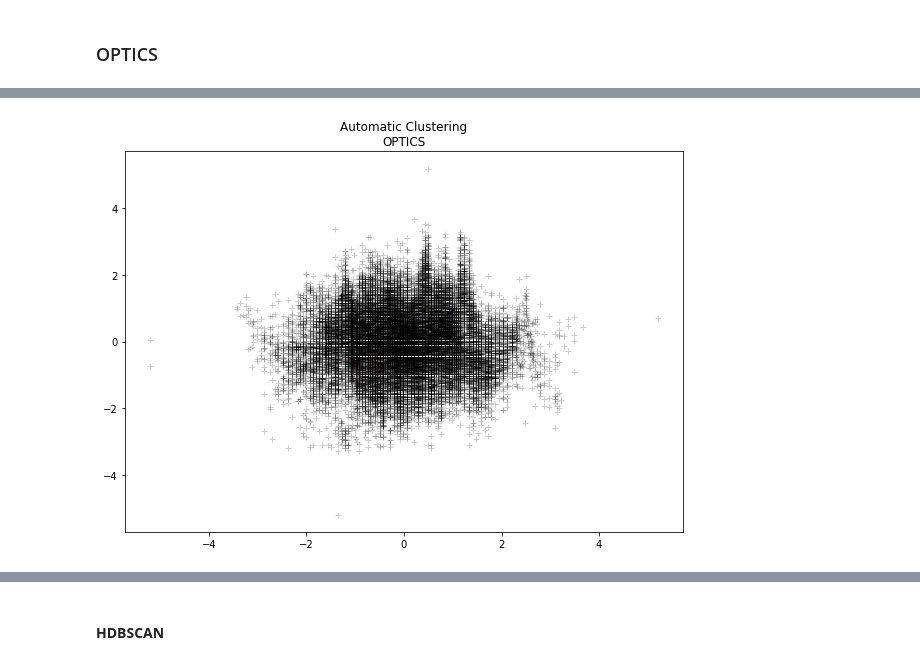
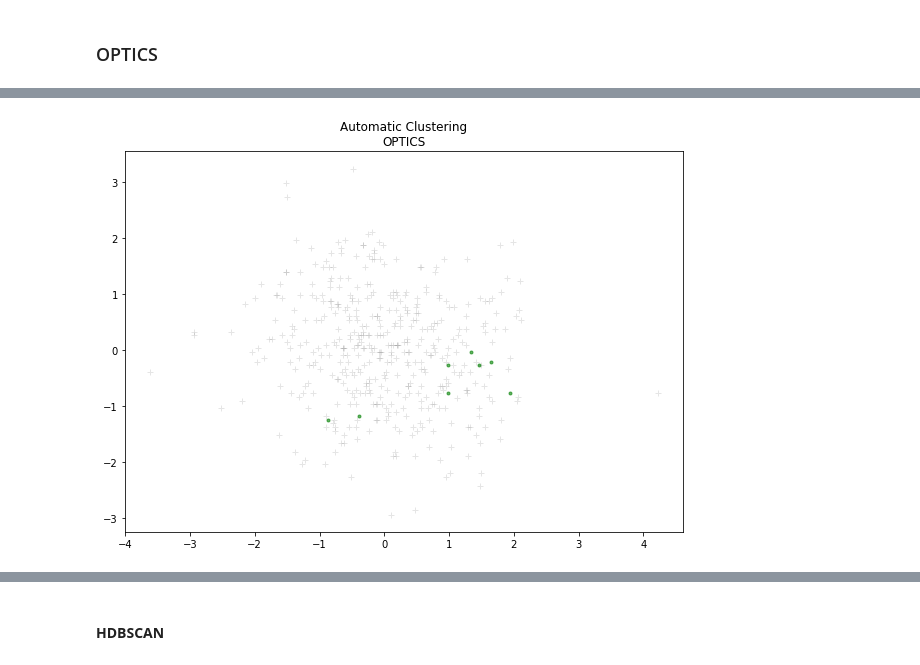
Before and after one commit to lilfetz22/Health_Scores_CAP2, a Jupyter notebook: scripts/Health_Scores_ML.ipynb, the cells around one changed output, grey strips where cells are left out. Saved outputs shown, nothing was run; the diff lists cells and outputs as text; code cells hidden in the pictures.

```diff
--- a/scripts/Health_Scores_ML.ipynb
+++ b/scripts/Health_Scores_ML.ipynb
@@ -195,7 +197,8 @@ def optics_fx(arr):
   colors = ['g.', 'r.', 'b.', 'y.', 'c.']
   for klass, color in zip(range(0, 5), colors):
       Xk = arr[opt_clust.labels_ == klass]
-      plt.plot(Xk[:, 0], Xk[:, 1], color, alpha=0.5)
-  plt.plot(arr[opt_clust.labels_ == -1, 0], arr[opt_clust.labels_ == -1, 1], 'k+', alpha=0.2)
+      plt.plot(Xk[:, 0], Xk[:, 1], color, alpha=0.6)
+  plt.plot(arr[opt_clust.labels_ == -1, 0], arr[opt_clust.labels_ == -1, 1], 'k+', alpha=0.1)
   plt.title('Automatic Clustering\nOPTICS')
   plt.show()
+  return opt_clust.labels_
@@ -206,4 +205,7 @@ optics_fx(city_arr)
-# %%
-optics_fx(tract_arr)
-# %% [output]
-[figure, removed]
+# %%
+optic_city = city_data_scaled.copy()
+optic_tract = tract_data_scaled.copy()
+# %%
+optic_city['optic_cluster'] = optics_fx(city_arr)
+# %% [output]
+[figure, added]
```
Also changed, not shown: parts of 84 cells of this notebook.
